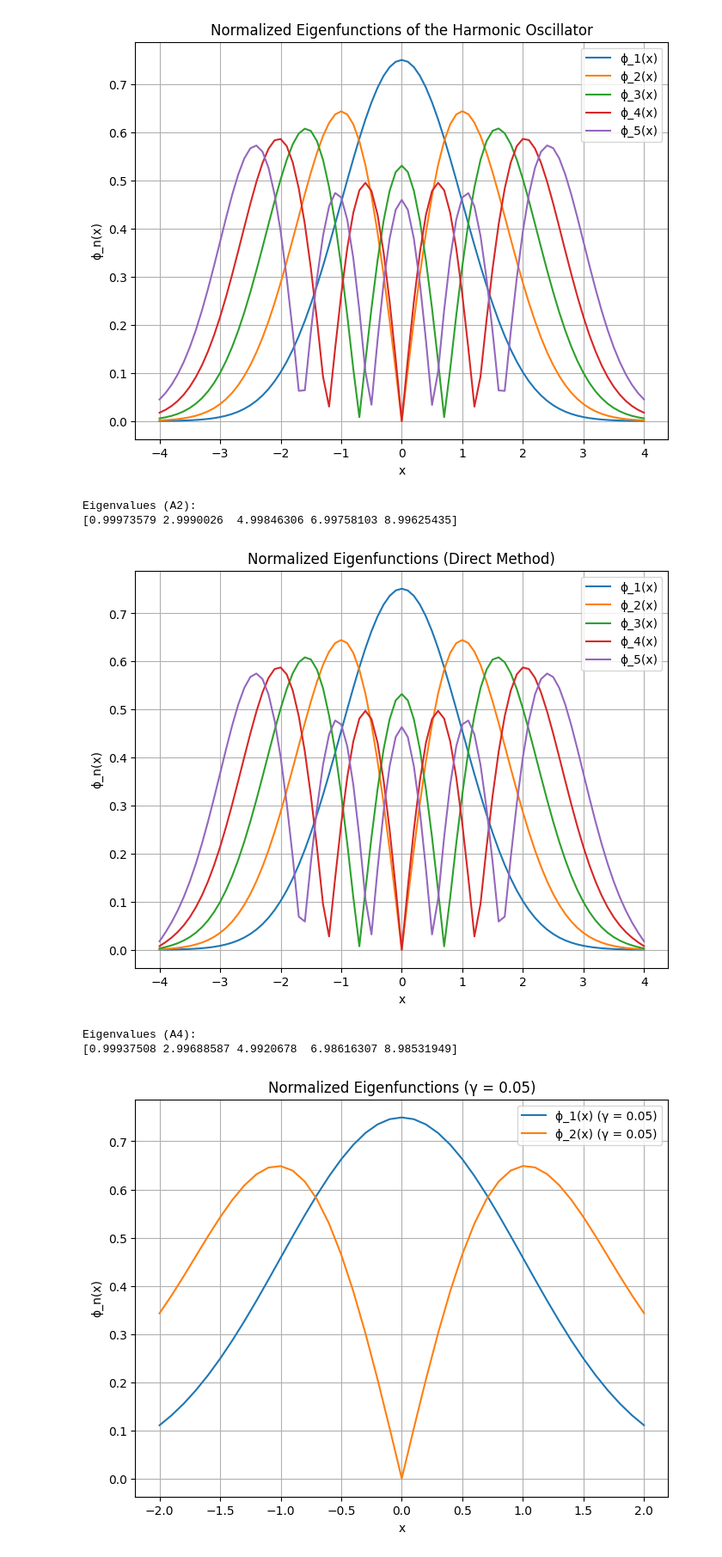
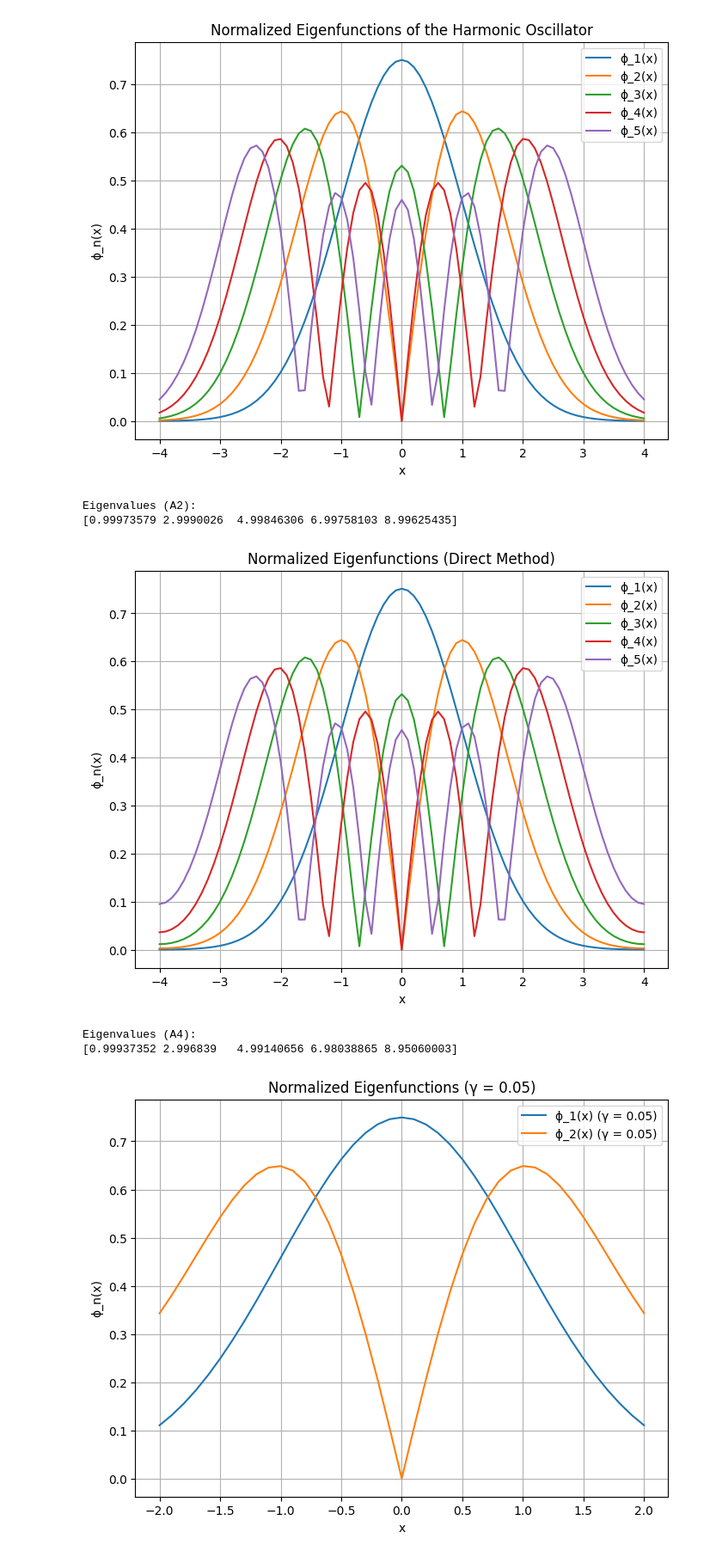
Before and after one commit to Atmik-Das/AMATH581, a Jupyter notebook: hw3/hw3.ipynb, the cells around one changed output. Shown: that part at 86% size. Drawn from its saved outputs; the diff is of its cells as text; code cells hidden in the pictures.

```diff
--- a/hw3/hw3.ipynb
+++ b/hw3/hw3.ipynb
@@ -1,6 +1,7 @@
 # %%
 import numpy as np
 from scipy.integrate import solve_ivp
+from scipy.sparse.linalg import eigs
 import matplotlib.pyplot as plt
 
 # Parameters
@@ -94,61 +95,73 @@ N = len(xspan)  # Number of points
 dx = 0.1       # Step size in x
 
 # Initialize the matrix
-H = np.zeros((N, N))
+H = np.zeros((N - 2, N - 2))
 
 # Fill the matrix with finite difference method
-for i in range(1, N - 1):
+for i in range(0, N - 2):
     # Central difference for the interior points
-    H[i, i - 1] = -1 / dx**2
-    H[i, i] = ((2 / dx**2) + (K * xspan[i]**2))
-    H[i, i + 1] = -1 / dx**2
+    if i > 0:
+        H[i, i - 1] = -1
+    if i < N - 3:
+        H[i, i + 1] = -1
+    H[i, i] = 2 + (dx ** 2 * K * xspan[i + 1]**2)
+
 
 # Boundary conditions using forward and backward differencing
 # Forward difference for the first row
-H[0, 0] = ((2 / dx**2) + (K * xspan[0]**2)) - 4/3
-H[0, 1] = -1 / dx**2 + 1/3
+H[0, 0] = (2 + (dx ** 2 * K * xspan[1]**2)) - 4/3
+H[0, 1] = -1 + 1/3
 # H[0, 2] = 1 / (2 * dx**2)
 
 # Backward difference for the last row
-H[N - 1, N - 1] =  ((2 / dx**2) + (K * xspan[0]**2)) - 4/3
-H[N - 1, N - 2] = -1 / dx**2 + 1/3
+H[- 1, - 1] =  (2 + (dx ** 2 * K * xspan[N - 2]**2)) - 4/3
+H[- 1, - 2] = -1 + 1/3
 # H[N - 1, N - 3] = 1 / (2 * dx**2)
 
 # Compute eigenvalues and eigenfunctions
-eigenvalues, eigenfunctions = np.linalg.eig(H)
+eigenvalues, eigenfunctions = eigs(H / dx ** 2, which="SM")
 
+eigenfunctions = np.vstack(
+                            (
+                                ((4/3) * eigenfunctions[0, :] - (1/3) * eigenfunctions[1, :]),
+                                eigenfunctions,
+                                ((4/3) * eigenfunctions[-1, :] - (1/3) * eigenfunctions[-2, :])
+                            )
+                          )
 # Extract the first five eigenvalues and eigenfunctions
 A4 = eigenvalues[0:5]  # The first 5 eigenvalues
 A3 = eigenfunctions[:, 0:5]  # The first 5 eigenfunctions
 
 A3 = np.abs(A3)
 # Normalize the eigenfunctions
 for i in range(5):
     A3[:, i] /= np.sqrt(np.trapz(A3[:, i]**2, xspan))
 
 # Plot the eigenfunctions
 plt.figure(figsize=(8, 6))
 for i in range(5):
     plt.plot(xspan, A3[:, i], label=f'ϕ_{i+1}(x)')
 plt.title('Normalized Eigenfunctions (Direct Method)')
 plt.xlabel('x')
 plt.ylabel('ϕ_n(x)')
 plt.legend()
 plt.grid()
 plt.show()
 
 # Display the results
 # print("Eigenfunctions (A3):")
 # print(A3)
 print("Eigenvalues (A4):")
+A3 = A3.real
+A4 = A4.real
 print(A4)
 # %% [output]
 [figure]
 Eigenvalues (A2):
 [0.99973579 2.9990026  4.99846306 6.99758103 8.99625435]
-[figure, old version]
+[figure, new version]
 Eigenvalues (A4):
-[0.99937508 2.99688587 4.9920678  6.98616307 8.98531949]
+[0.99937352 2.996839   4.99140656 6.98038865 8.95060003]
 # %%
 import numpy as np
 from scipy.integrate import solve_ivp
```
Also changed, not shown: parts of 3 cells of this notebook.
